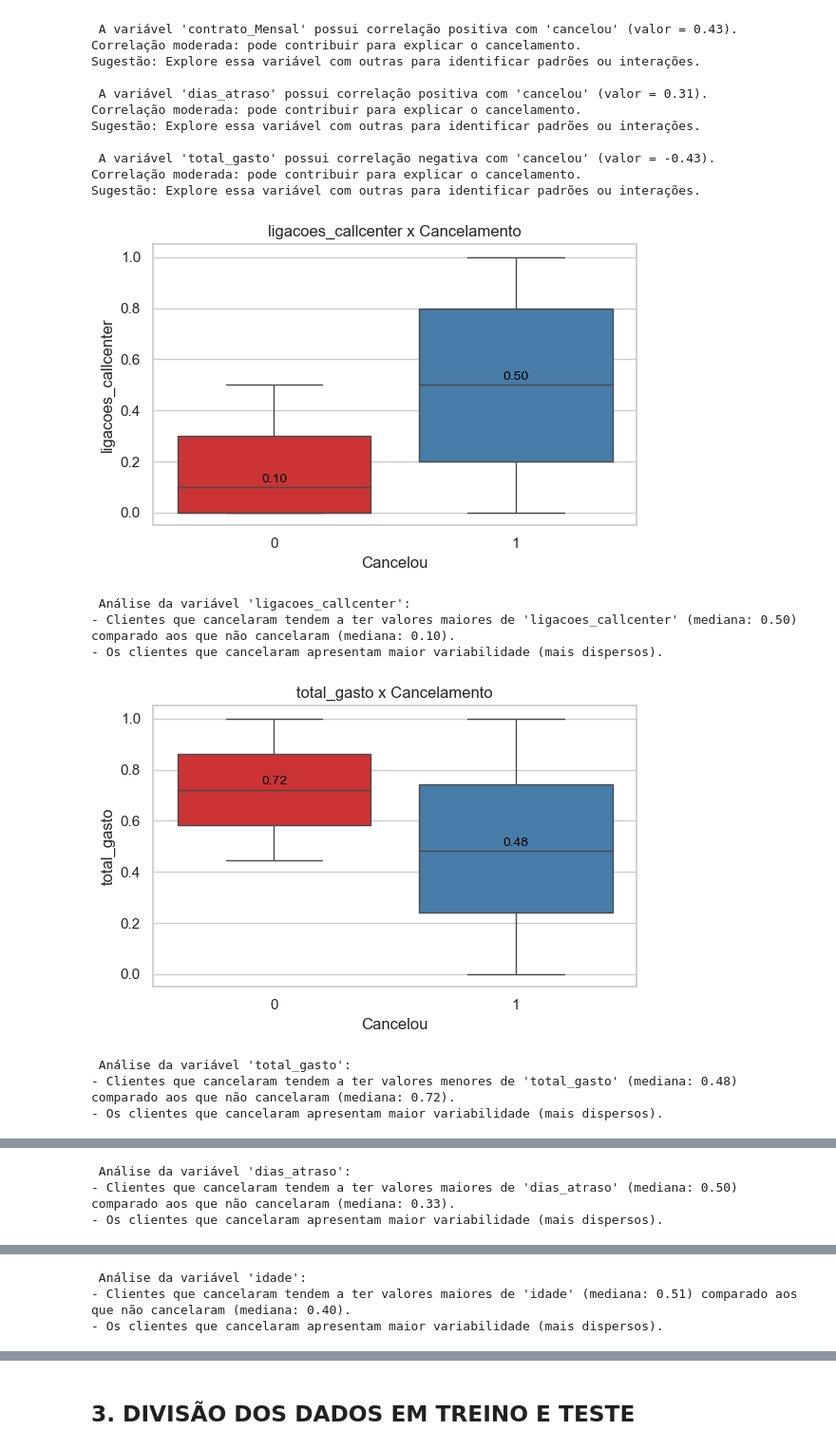
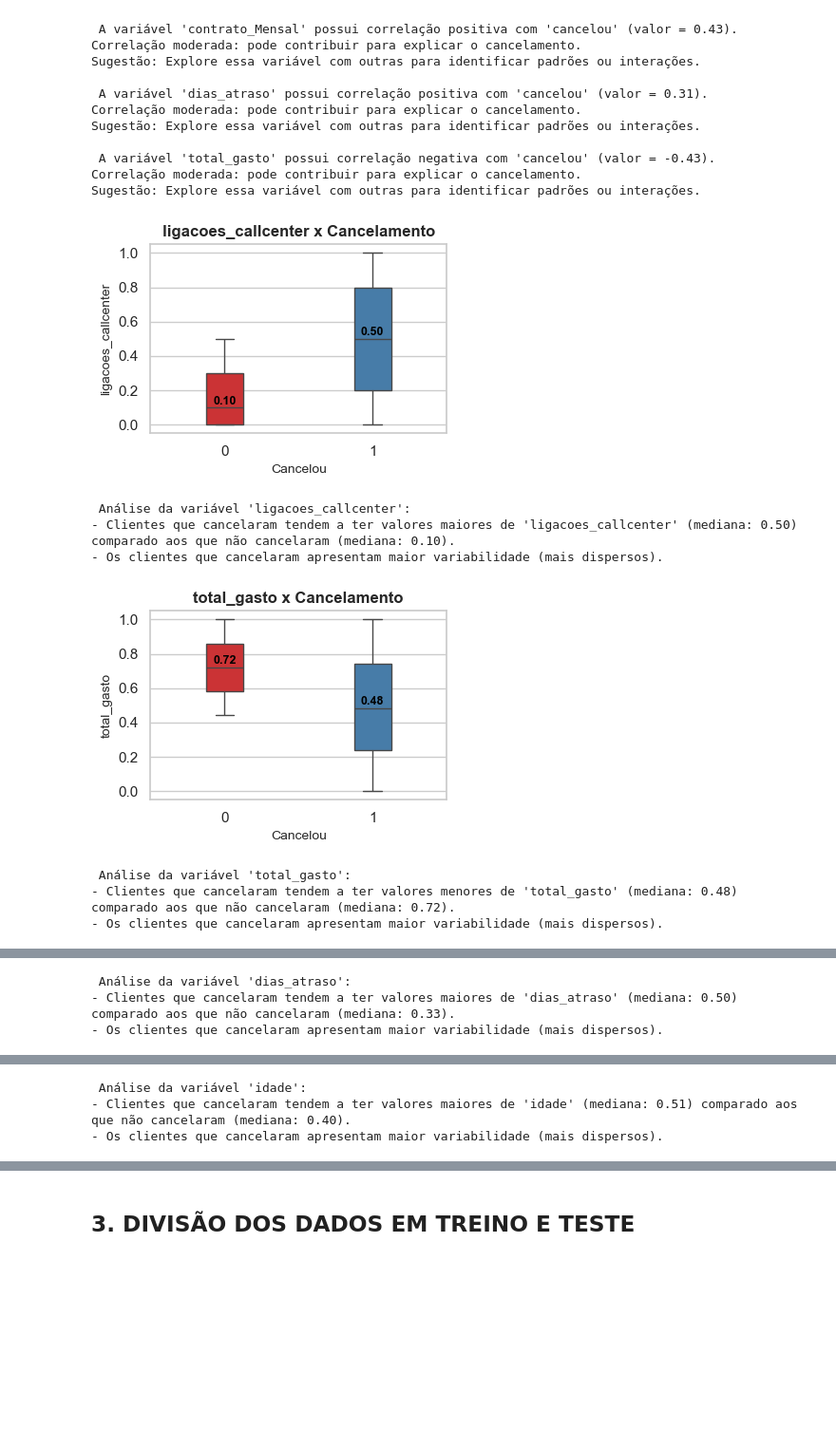
Before and after one commit to jonathasoliv/TCC_Modelagem_Preditiva_Cancelamentos, a Jupyter notebook: Implementacao_Pre_Processamento/Pre_Processamento.ipynb, the cells around one changed output, grey strips where cells are left out. Shown at 95% size. Drawn from its saved outputs; the diff is of its cells as text; code cells hidden in the pictures; blank space fills up the shorter version.

```diff
--- a/Implementacao_Pre_Processamento/Pre_Processamento.ipynb
+++ b/Implementacao_Pre_Processamento/Pre_Processamento.ipynb
@@ -443,7 +460,8 @@ Sugestão: Explore essa variável com outras para identificar padrões ou intera
 Correlação moderada: pode contribuir para explicar o cancelamento.
 Sugestão: Explore essa variável com outras para identificar padrões ou interações.
 # %%
-# BloxPlot para comparar com a variável-alvo
+
+# BoxPlot para comparar com a variável-alvo
 sns.set(style="whitegrid")
 
 # Ordenar as variáveis com base na correlação com 'cancelou'
@@ -452,19 +470,40 @@ variaveis_ordenadas = [var for var in correlacoes.index if var in colunas_numeri
 
 # Plotando e interpretando
 for coluna in variaveis_ordenadas:
-    plt.figure(figsize=(6, 4))
-    sns.boxplot(data=df, x='cancelou', y=coluna, hue='cancelou', palette='Set1', legend=False)
+    plt.figure(figsize=(4, 3))  # figura menor, mais compacta
+
+    sns.boxplot(
+        data=df,
+        x='cancelou',
+        y=coluna,
+        hue='cancelou',
+        palette='Set1',
+        legend=False,
+        width=0.25,        # boxplot mais estreito
+        linewidth=1
+    )
 
     # Adicionando mediana no gráfico
     medianas = df.groupby('cancelou')[coluna].median()
     for i, med in enumerate(medianas):
-        plt.text(i, med + 0.02, f'{med:.2f}', ha='center', color='black', fontsize=10)
+        plt.text(
+            i,
+            med + 0.02,
+            f'{med:.2f}',
+            ha='center',
+            color='black',
+            fontsize=9,
+            weight='bold'
+        )
 
-    plt.title(f'{coluna} x Cancelamento')
-    plt.xlabel('Cancelou')
-    plt.ylabel(coluna)
+    plt.title(f'{coluna} x Cancelamento', fontsize=12, weight='bold')
+    plt.xlabel('Cancelou', fontsize=10)
+    plt.ylabel(coluna, fontsize=10)
+
     plt.tight_layout()
     plt.show()
+
+
 
     # --------- Interpretação após o gráfico ---------
     grupo_0 = df[df['cancelou'] == 0][coluna]
@@ -475,38 +514,38 @@ for coluna in variaveis_ordenadas:
 
     print(f"\n Análise da variável '{coluna}':")
 
     if mediana_1 > mediana_0:
         print(f"- Clientes que cancelaram tendem a ter valores maiores de '{coluna}' (mediana: {mediana_1:.2f}) comparado aos que não cancelaram (mediana: {mediana_0:.2f}).")
     elif mediana_1 < mediana_0:
         print(f"- Clientes que cancelaram tendem a ter valores menores de '{coluna}' (mediana: {mediana_1:.2f}) comparado aos que não cancelaram (mediana: {mediana_0:.2f}).")
     else:
         print(f"- A mediana de '{coluna}' é igual para ambos os grupos. Pode não haver diferença significativa.")
 
     # Dispersão
     iqr_0 = grupo_0.quantile(0.75) - grupo_0.quantile(0.25)
     iqr_1 = grupo_1.quantile(0.75) - grupo_1.quantile(0.25)
 
     if iqr_1 > iqr_0 * 1.2:
         print("- Os clientes que cancelaram apresentam maior variabilidade (mais dispersos).")
     elif iqr_1 < iqr_0 * 0.8:
         print("- Os clientes que cancelaram têm valores mais concentrados (menos variabilidade).")
 
     # Outliers
     outliers_1 = ((grupo_1 < grupo_1.quantile(0.25) - 1.5 * iqr_1) |
                   (grupo_1 > grupo_1.quantile(0.75) + 1.5 * iqr_1)).sum()
     outliers_0 = ((grupo_0 < grupo_0.quantile(0.25) - 1.5 * iqr_0) |
                   (grupo_0 > grupo_0.quantile(0.75) + 1.5 * iqr_0)).sum()
 
     if outliers_1 > outliers_0:
         print("- Há mais outliers entre os clientes que cancelaram.")
     elif outliers_1 < outliers_0:
         print("- Há mais outliers entre os clientes que não cancelaram.")
 # %% [output]
-[figure, old version]
+[figure, new version]
  Análise da variável 'ligacoes_callcenter':
 - Clientes que cancelaram tendem a ter valores maiores de 'ligacoes_callcenter' (mediana: 0.50) comparado aos que não cancelaram (mediana: 0.10).
 - Os clientes que cancelaram apresentam maior variabilidade (mais dispersos).
-[figure, old version]
+[figure, new version]
  Análise da variável 'total_gasto':
 - Clientes que cancelaram tendem a ter valores menores de 'total_gasto' (mediana: 0.48) comparado aos que não cancelaram (mediana: 0.72).
 - Os clientes que cancelaram apresentam maior variabilidade (mais dispersos).
```
Also changed, not shown: parts of 3 cells of this notebook.
